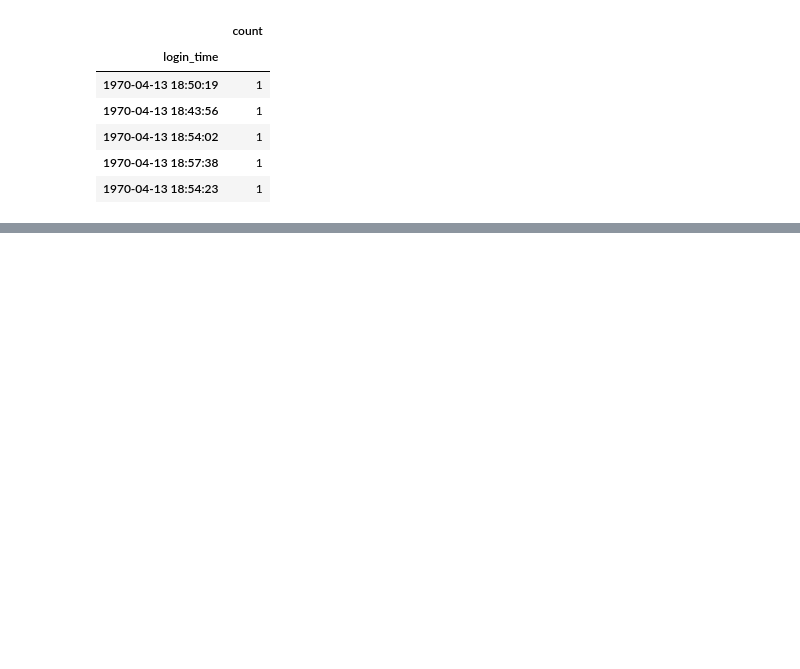
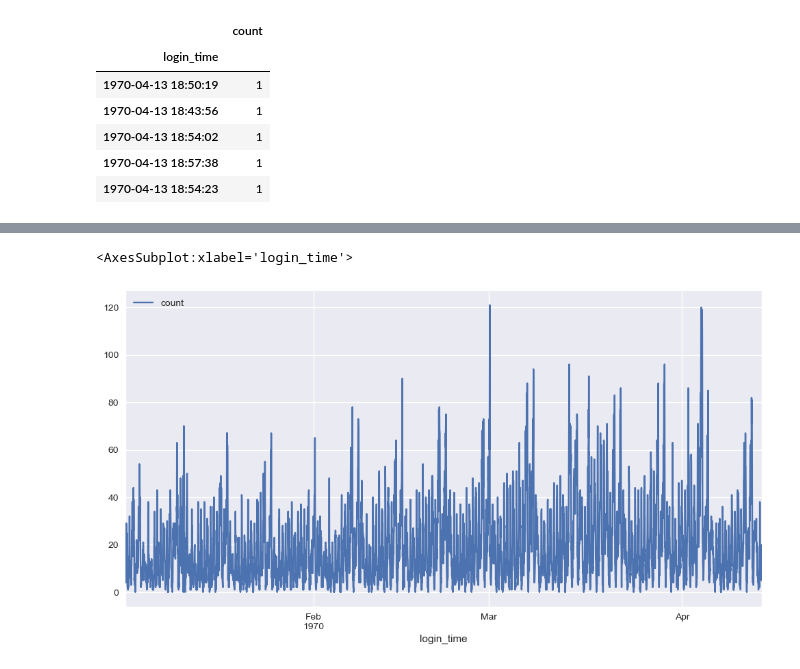
Before and after one commit to parisvu07/Springboard, a Jupyter notebook: Ultimate Technologies Inc. - Take-home Challenge/Ultimate_Technologies_Inc_Challenge.ipynb, the cells around one changed output, grey strips where cells are left out. Saved outputs shown, nothing was run; the diff lists cells and outputs as text; code cells hidden in the pictures; blank space fills up the shorter version.

```diff
--- a/Ultimate Technologies Inc. - Take-home Challenge/Ultimate_Technologies_Inc_Challenge.ipynb
+++ b/Ultimate Technologies Inc. - Take-home Challenge/Ultimate_Technologies_Inc_Challenge.ipynb
@@ -68,0 +75,6 @@ df_logins.tail()
+# %%
+df_count_30 = df_logins.resample('30min').sum()
+df_count_30.plot(kind='line',figsize=(12,6))
+# %% [output]
+<AxesSubplot:xlabel='login_time'>
+[figure, added]
```
Also changed, not shown: parts of 6 cells of this notebook.
